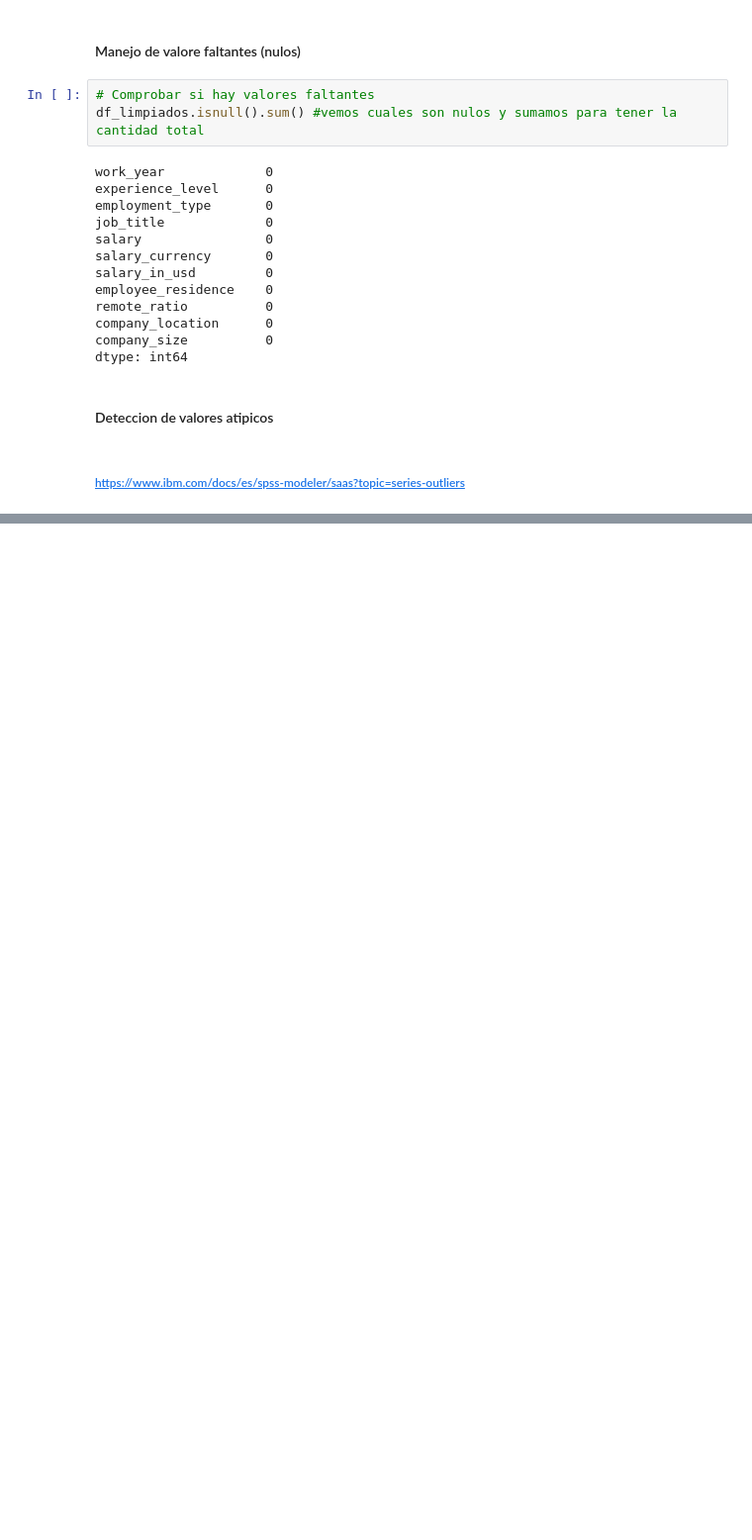
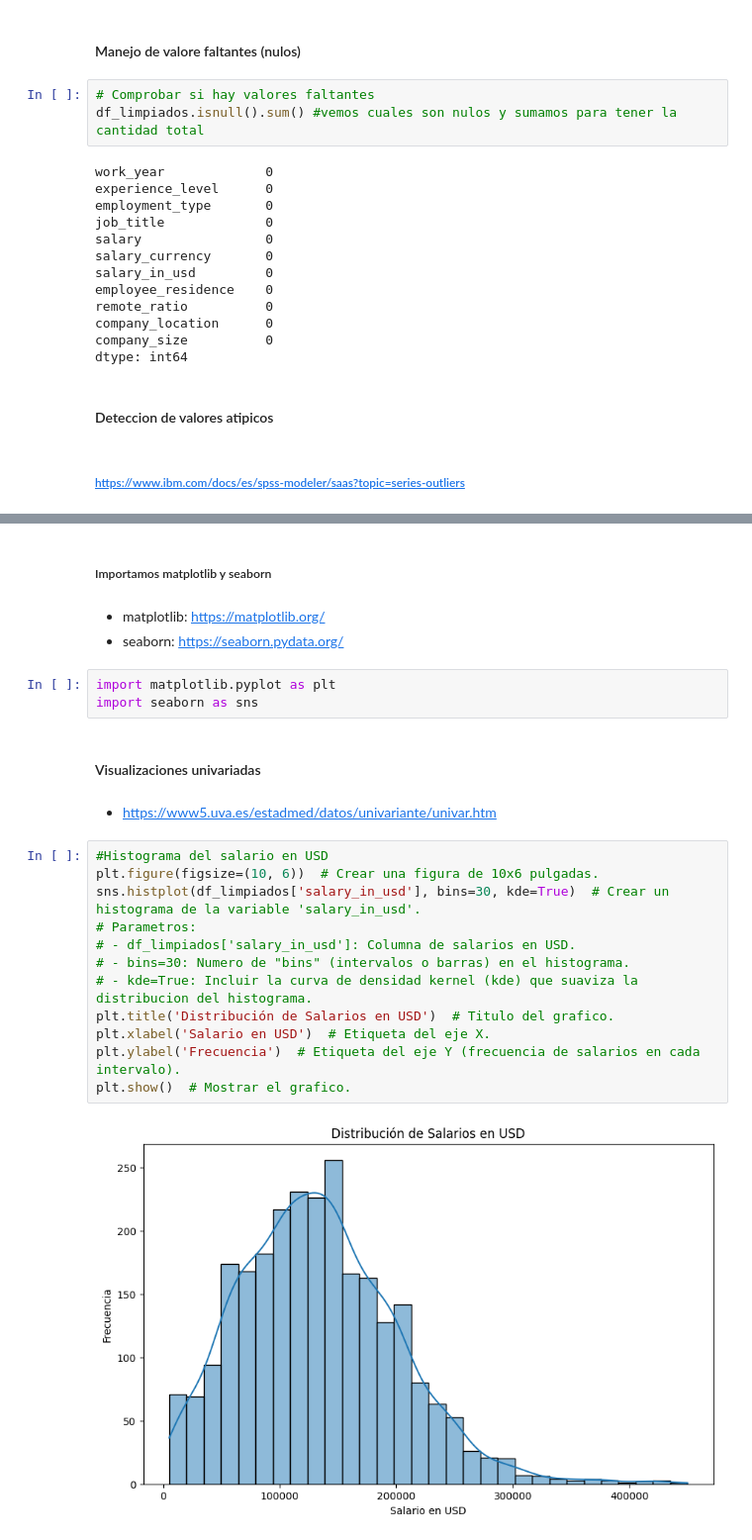
Before and after one commit to Morkand/Examen, a Jupyter notebook: examen.ipynb, the cells around one changed output, grey strips where cells are left out. Shown at 99% size. Drawn from its saved outputs; the diff is of its cells as text; blank space fills up the shorter version.

Commit message:
Creacion de graficos

```diff
--- a/examen.ipynb
+++ b/examen.ipynb
@@ -168,3 +168,29 @@ valores_atipicos
 | 3697 | 2020 | EX | FT | Director of Data Science | 325000 | USD | 325000 | ... |
 | 3747 | 2021 | MI | FT | Applied Machine Learning Scientist | 423000 | USD | 423000 | ... |
 | 3750 | 2020 | SE | FT | Data Scientist | 412000 | USD | 412000 | ... |
+# %% [markdown]
+##### Importamos matplotlib y seaborn
+# %% [markdown]
+* matplotlib: https://matplotlib.org/
+* seaborn: https://seaborn.pydata.org/
+# %%
+import matplotlib.pyplot as plt
+import seaborn as sns
+# %% [markdown]
+#### Visualizaciones univariadas
+# %% [markdown]
+*  https://www5.uva.es/estadmed/datos/univariante/univar.htm
+# %%
+#Histograma del salario en USD
+plt.figure(figsize=(10, 6))  # Crear una figura de 10x6 pulgadas.
+sns.histplot(df_limpiados['salary_in_usd'], bins=30, kde=True)  # Crear un histograma de la variable 'salary_in_usd'.
+# Parametros:
+# - df_limpiados['salary_in_usd']: Columna de salarios en USD.
+# - bins=30: Numero de "bins" (intervalos o barras) en el histograma.
+# - kde=True: Incluir la curva de densidad kernel (kde) que suaviza la distribucion del histograma.
+plt.title('Distribución de Salarios en USD')  # Titulo del grafico.
+plt.xlabel('Salario en USD')  # Etiqueta del eje X.
+plt.ylabel('Frecuencia')  # Etiqueta del eje Y (frecuencia de salarios en cada intervalo).
+plt.show()  # Mostrar el grafico.
+# %% [output]
+[figure, added]
```
Also changed, not shown: parts of 1 cell of this notebook, 2 other files.
